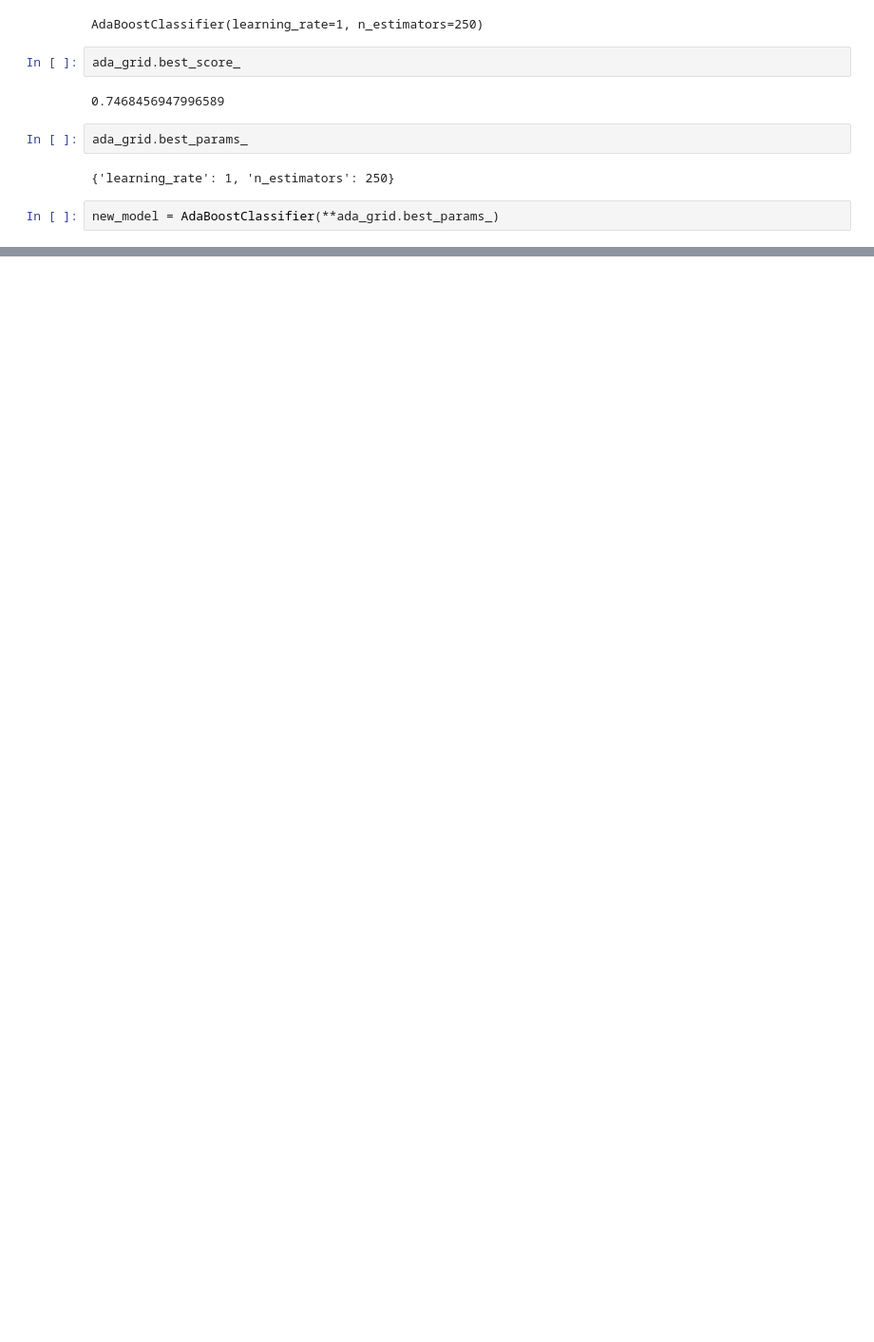
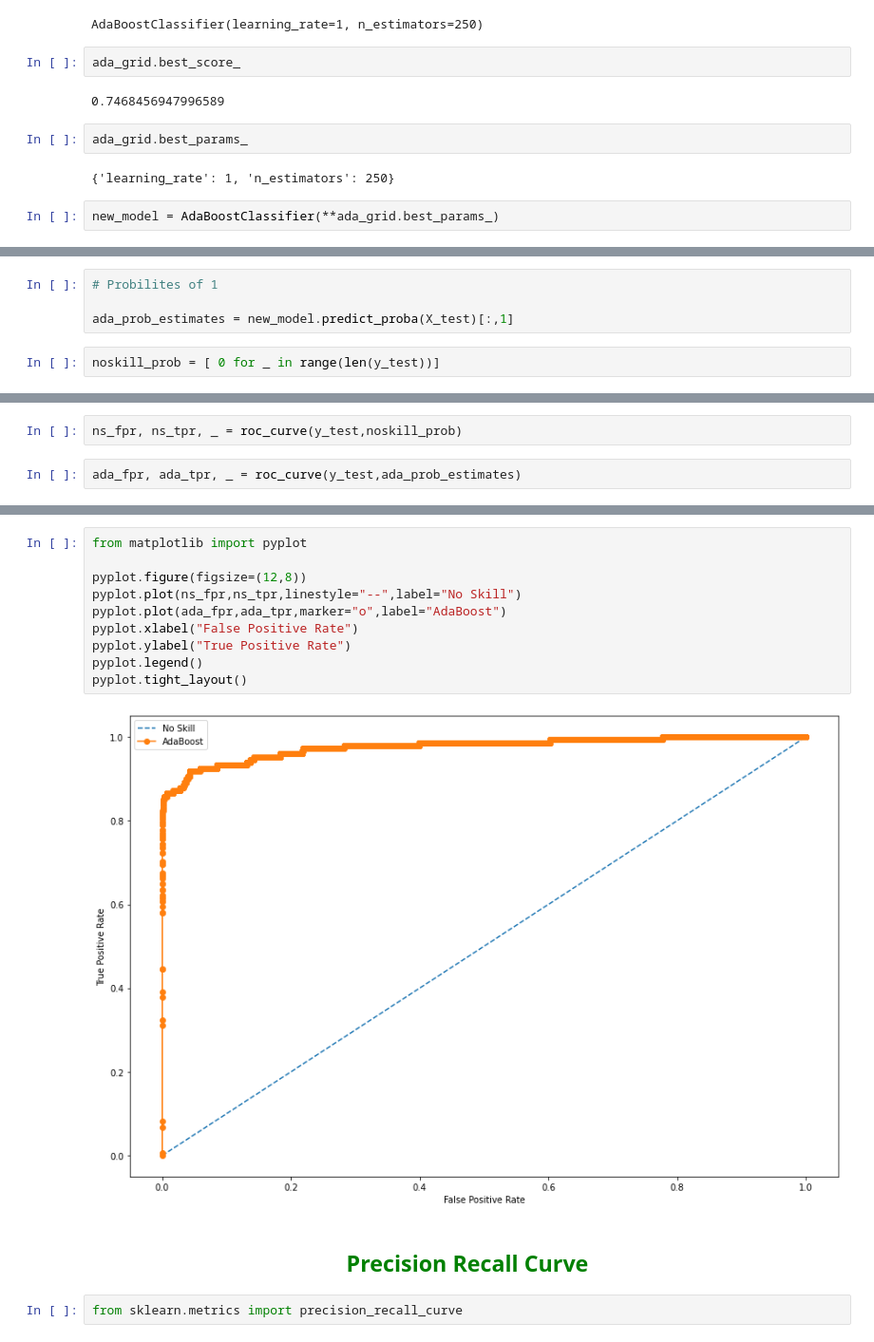
Before and after one commit to bthakr1/Machine_Learning, a Jupyter notebook: Boosting.ipynb, the cells around one changed output, grey strips where cells are left out. Shown: that part at 95% size. Saved outputs shown, nothing was run; the diff lists cells and outputs as text; blank space fills up the shorter version.

Commit message:
AdaBoost ROC and Precision Recall Curve

```diff
--- a/Boosting.ipynb
+++ b/Boosting.ipynb
@@ -196,0 +234,6 @@ new_model.fit(X_train,y_train)
+# %%
+# Probilites of 1
+
+ada_prob_estimates = new_model.predict_proba(X_test)[:,1]
+# %%
+noskill_prob = [ 0 for _ in range(len(y_test))]
@@ -196,0 +244,4 @@ new_model.fit(X_train,y_train)
+# %%
+ns_fpr, ns_tpr, _ = roc_curve(y_test,noskill_prob)
+# %%
+ada_fpr, ada_tpr, _ = roc_curve(y_test,ada_prob_estimates)
@@ -196,0 +262,16 @@ new_model.fit(X_train,y_train)
+# %%
+from matplotlib import pyplot
+
+pyplot.figure(figsize=(12,8))
+pyplot.plot(ns_fpr,ns_tpr,linestyle="--",label="No Skill")
+pyplot.plot(ada_fpr,ada_tpr,marker="o",label="AdaBoost")
+pyplot.xlabel("False Positive Rate")
+pyplot.ylabel("True Positive Rate")
+pyplot.legend()
+pyplot.tight_layout()
+# %% [output]
+[figure, added]
+# %% [markdown]
+<h2><center><font color="green"> Precision Recall Curve </center></h2>
+# %%
+from sklearn.metrics import precision_recall_curve
```
Also changed, not shown: parts of 20 cells of this notebook.
